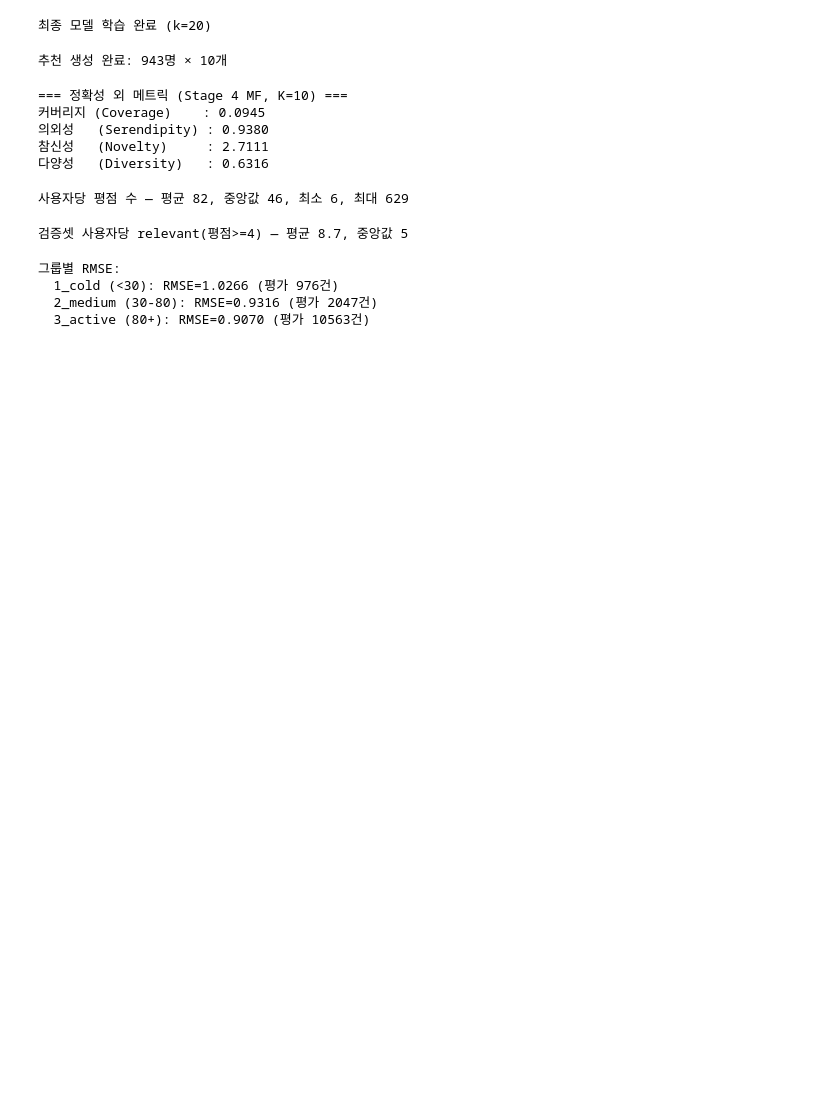
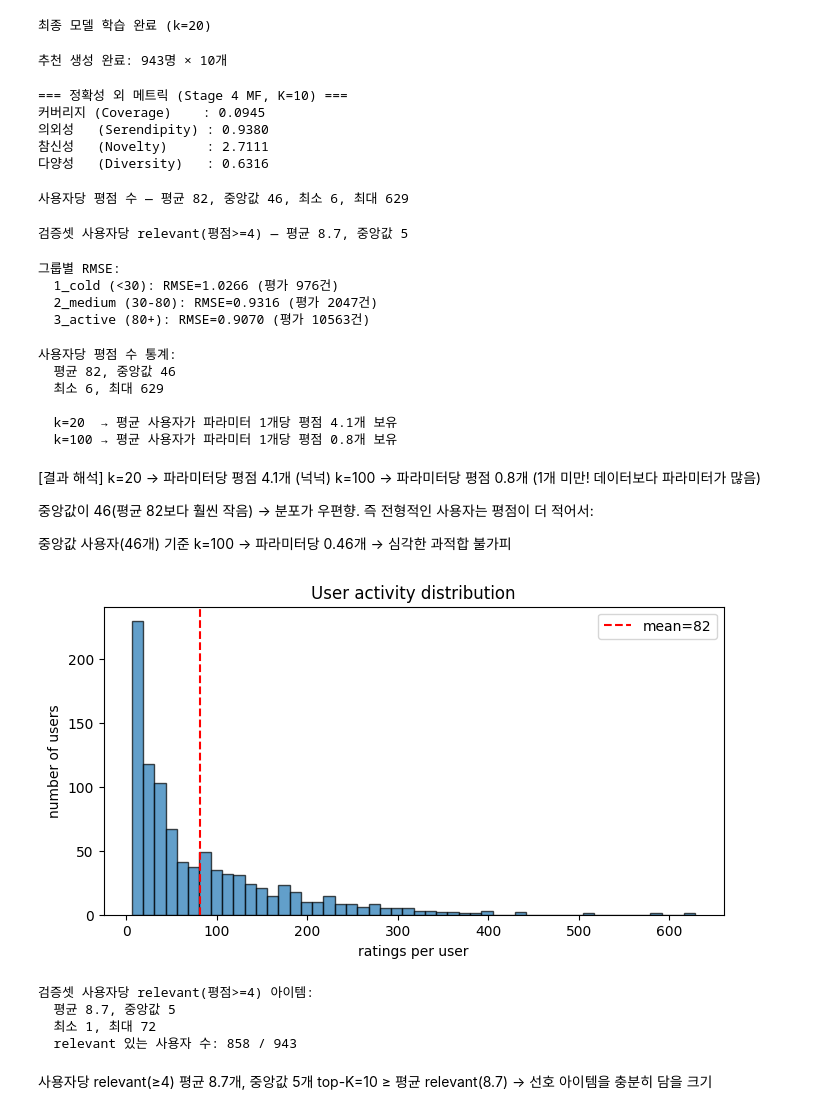
Before and after one commit to 20220878-max/Recommendation-system, a Jupyter notebook: movie_data.ipynb, the cells around one changed output. Saved outputs shown, nothing was run; the diff lists cells and outputs as text; code cells hidden in the pictures; blank space fills up the shorter version.

```diff
--- a/movie_data.ipynb
+++ b/movie_data.ipynb
@@ -684,3 +686,57 @@ for g, grp in val_g.groupby('group'):
   1_cold (<30): RMSE=1.0266 (평가 976건)
   2_medium (30-80): RMSE=0.9316 (평가 2047건)
   3_active (80+): RMSE=0.9070 (평가 10563건)
+# %%
+#k 정당화-사용자당 평점 수 분석
+ratings_per_user = train_set.groupby('user').size()
+
+print("사용자당 평점 수 통계:")
+print(f"  평균 {ratings_per_user.mean():.0f}, 중앙값 {ratings_per_user.median():.0f}")
+print(f"  최소 {ratings_per_user.min()}, 최대 {ratings_per_user.max()}")
+print()
+print(f"  k=20  → 평균 사용자가 파라미터 1개당 평점 {ratings_per_user.mean()/20:.1f}개 보유")
+print(f"  k=100 → 평균 사용자가 파라미터 1개당 평점 {ratings_per_user.mean()/100:.1f}개 보유")
+# %% [output]
+사용자당 평점 수 통계:
+  평균 82, 중앙값 46
+  최소 6, 최대 629
+
+  k=20  → 평균 사용자가 파라미터 1개당 평점 4.1개 보유
+  k=100 → 평균 사용자가 파라미터 1개당 평점 0.8개 보유
+# %% [markdown]
+[결과 해석]
+k=20 → 파라미터당 평점 4.1개 (넉넉)
+k=100 → 파라미터당 평점 0.8개 (1개 미만! 데이터보다 파라미터가 많음)
+
+중앙값이 46(평균 82보다 훨씬 작음) → 분포가 우편향. 즉 전형적인 사용자는 평점이 더 적어서:
+
+중앙값 사용자(46개) 기준 k=100 → 파라미터당 0.46개 → 심각한 과적합 불가피
+# %%
+#k 정당화 — 사용자당 평점 수 분석 분포 그래프
+import matplotlib.pyplot as plt
+plt.figure(figsize=(8,4))
+plt.hist(ratings_per_user, bins=50, edgecolor='black', alpha=0.7)
+plt.axvline(ratings_per_user.mean(), color='red', linestyle='--', label=f'mean={ratings_per_user.mean():.0f}')
+plt.xlabel('ratings per user')
+plt.ylabel('number of users')
+plt.title('User activity distribution')
+plt.legend()
+plt.show()
+# %% [output]
+[figure, added]
+# %%
+#top-K 정당화 — 검증셋 relevant 분포
+val_relevant = val_set[val_set['rating'] >= 4].groupby('user').size()
+
+print("검증셋 사용자당 relevant(평점>=4) 아이템:")
+print(f"  평균 {val_relevant.mean():.1f}, 중앙값 {val_relevant.median():.0f}")
+print(f"  최소 {val_relevant.min()}, 최대 {val_relevant.max()}")
+print(f"  relevant 있는 사용자 수: {len(val_relevant)} / 943")
+# %% [output]
+검증셋 사용자당 relevant(평점>=4) 아이템:
+  평균 8.7, 중앙값 5
+  최소 1, 최대 72
+  relevant 있는 사용자 수: 858 / 943
+# %% [markdown]
+사용자당 relevant(≥4) 평균 8.7개, 중앙값 5개
+top-K=10 ≥ 평균 relevant(8.7) → 선호 아이템을 충분히 담을 크기
```
Also changed, not shown: parts of 2 cells of this notebook.
